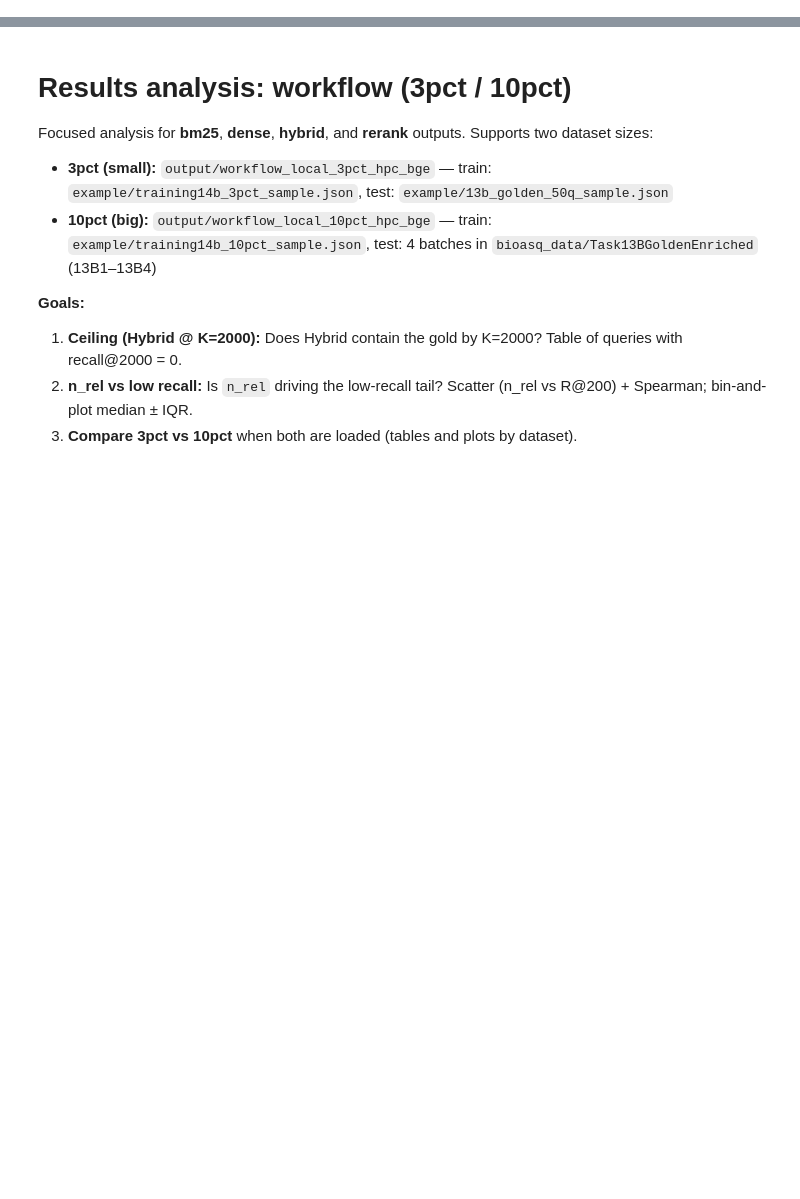
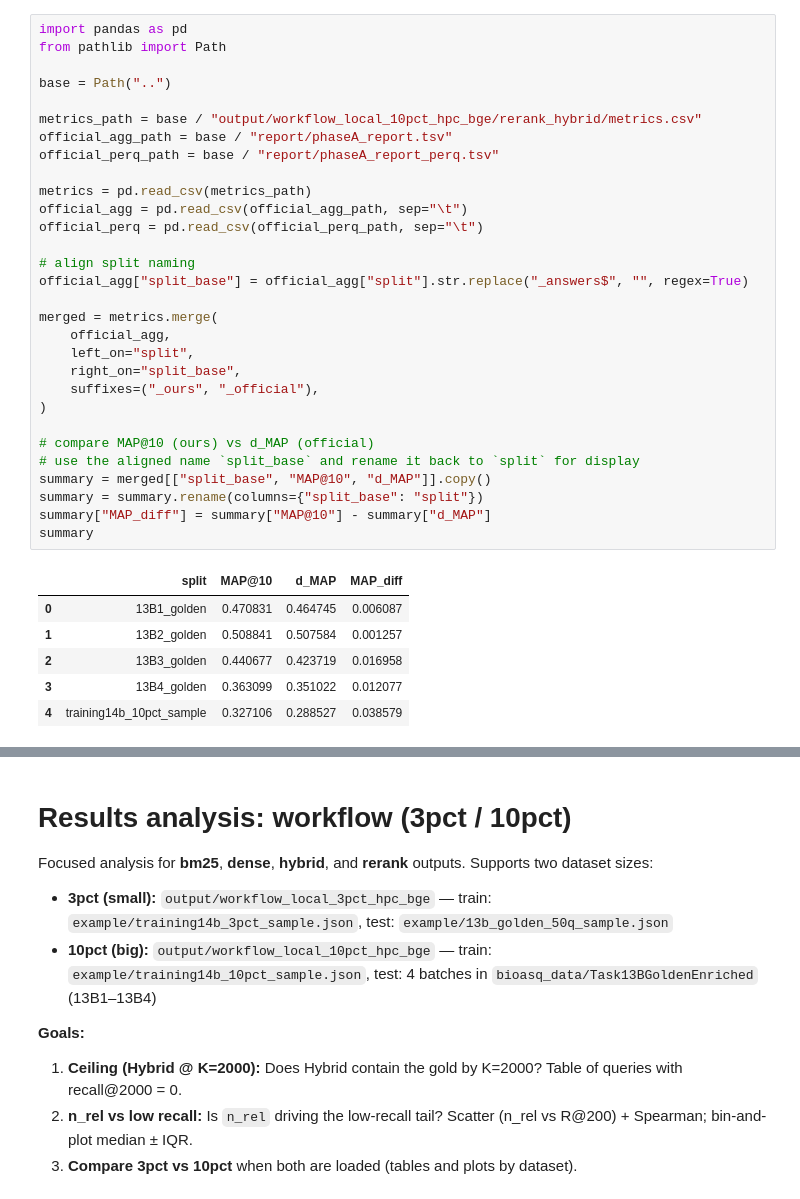
Before and after one commit to fulaibaowang/BioASQ, a Jupyter notebook: notebooks/analyze_workflow_results.ipynb, the cells around one changed output, grey strips where cells are left out. Cells and saved outputs as stored; diff of their text form; blank space fills up the shorter version.

```diff
--- a/notebooks/analyze_workflow_results.ipynb
+++ b/notebooks/analyze_workflow_results.ipynb
@@ -0,0 +1,37 @@
+# %%
+import pandas as pd
+from pathlib import Path
+
+base = Path("..")
+
+metrics_path = base / "output/workflow_local_10pct_hpc_bge/rerank_hybrid/metrics.csv"
+official_agg_path = base / "report/phaseA_report.tsv"
+official_perq_path = base / "report/phaseA_report_perq.tsv"
+
+metrics = pd.read_csv(metrics_path)
+official_agg = pd.read_csv(official_agg_path, sep="\t")
+official_perq = pd.read_csv(official_perq_path, sep="\t")
+
+# align split naming
+official_agg["split_base"] = official_agg["split"].str.replace("_answers$", "", regex=True)
+
+merged = metrics.merge(
+    official_agg,
+    left_on="split",
+    right_on="split_base",
+    suffixes=("_ours", "_official"),
+)
+
+# compare MAP@10 (ours) vs d_MAP (official)
+# use the aligned name `split_base` and rename it back to `split` for display
+summary = merged[["split_base", "MAP@10", "d_MAP"]].copy()
+summary = summary.rename(columns={"split_base": "split"})
+summary["MAP_diff"] = summary["MAP@10"] - summary["d_MAP"]
+summary
+# %% [output]
+|  | split | MAP@10 | d_MAP | MAP_diff |
+| 0 | 13B1_golden | 0.470831 | 0.464745 | 0.006087 |
+| 1 | 13B2_golden | 0.508841 | 0.507584 | 0.001257 |
+| 2 | 13B3_golden | 0.440677 | 0.423719 | 0.016958 |
+| 3 | 13B4_golden | 0.363099 | 0.351022 | 0.012077 |
+| 4 | training14b_10pct_sample | 0.327106 | 0.288527 | 0.038579 |
```
Also changed, not shown: parts of 1 cell of this notebook, 9 other files.
